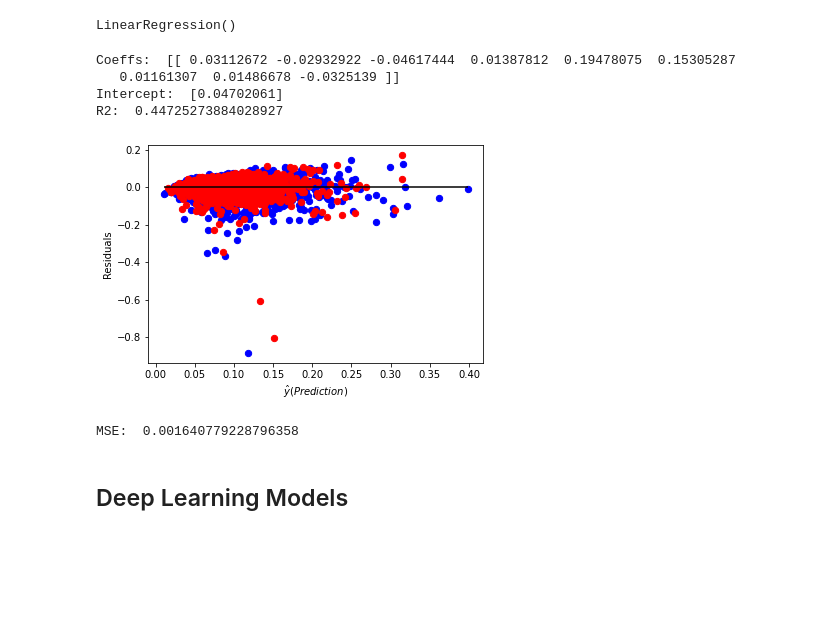
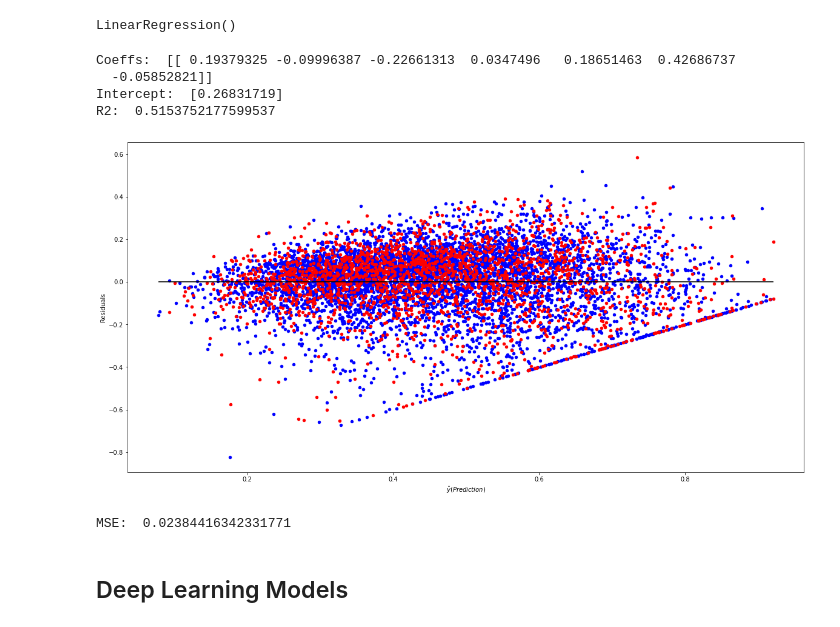
Before and after one commit to SvetiB/AirQualityStuttgart, a Jupyter notebook: AirQualityStuttgartModelingElvir.ipynb, the cells around one changed output. Saved outputs shown, nothing was run; the diff lists cells and outputs as text; code cells hidden in the pictures; blank space fills up the shorter version.

```diff
--- a/AirQualityStuttgartModelingElvir.ipynb
+++ b/AirQualityStuttgartModelingElvir.ipynb
@@ -83,8 +85,8 @@ df_for_ML_norm
 # %% [markdown]
 ### Split Data into Training and Validation Samples
 # %%
-X = df_for_ML_scaled[:,0:9]
-y = df_for_ML_scaled[:,9:10]
+X = df_for_ML_scaled[:,0:7]
+y = df_for_ML_scaled[:,7:8]
 
 X_train, X_test, y_train, y_test = train_test_split(X, y, random_state=42, test_size=0.3)
 # %% [markdown]
@@ -99,37 +105,37 @@ regr.fit(X_train, y_train)
 # %% [output]
 LinearRegression()
 # %%
-regr.
-
 print("Coeffs: ", regr.coef_)
 print("Intercept: ", regr.intercept_)
 print("R2: ", regr.score(X_test, y_test))
 # %% [output]
-Coeffs:  [[ 0.03112672 -0.02932922 -0.04617444  0.01387812  0.19478075  0.15305287
-   0.01161307  0.01486678 -0.0325139 ]]
-Intercept:  [0.04702061]
-R2:  0.44725273884028927
+Coeffs:  [[ 0.19379325 -0.09996387 -0.22661313  0.0347496   0.18651463  0.42686737
+  -0.05852821]]
+Intercept:  [0.26831719]
+R2:  0.5153752177599537
 # %%
 # Residual Plot (Restwert)
 train_pred = regr.predict(X_train)
 test_pred = regr.predict(X_test)
 
 min_val = min(min(train_pred), min(test_pred))
 max_val = max(max(train_pred), max(test_pred))
 
-plt.scatter(train_pred, train_pred - y_train, color="blue", s=40)
-plt.scatter(test_pred, test_pred - y_test, color="red", s=40)
+
+plt.figure(figsize=(20,10))
+plt.scatter(train_pred, train_pred - y_train, color="blue", s=20)
+plt.scatter(test_pred, test_pred - y_test, color="red", s=20)
 plt.hlines(y = 0, xmin =min_val, xmax=max_val)
 plt.xlabel("$\hat{y} (Prediction)$")
 plt.ylabel("Residuals")
 plt.show()
 # %% [output]
-[figure, old version]
+[figure, new version]
 # %%
 test_pred = regr.predict(X_test)
 print("MSE: ", mean_squared_error(y_test, test_pred))
 # %% [output]
-MSE:  0.001640779228796358
+MSE:  0.02384416342331771
 # %% [markdown]
 ## Deep Learning Models
 # %%
```
Also changed, not shown: parts of 5 cells of this notebook, 1 other file.
